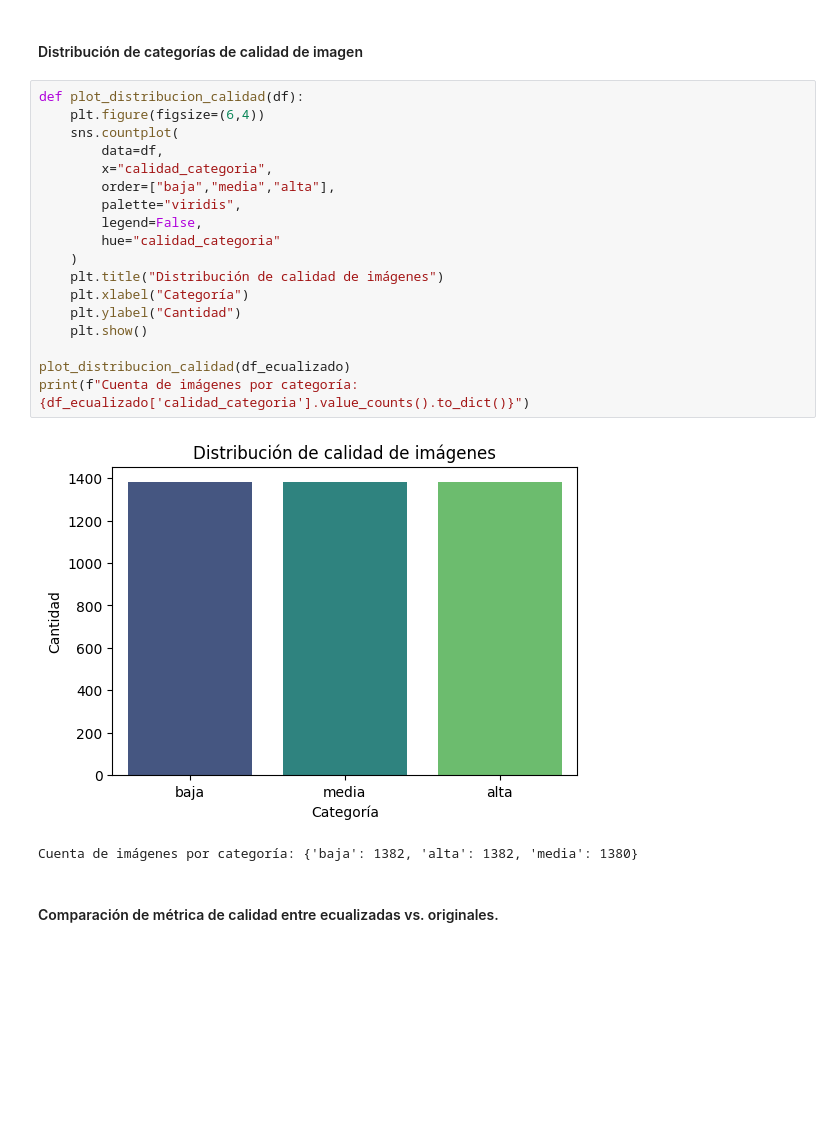
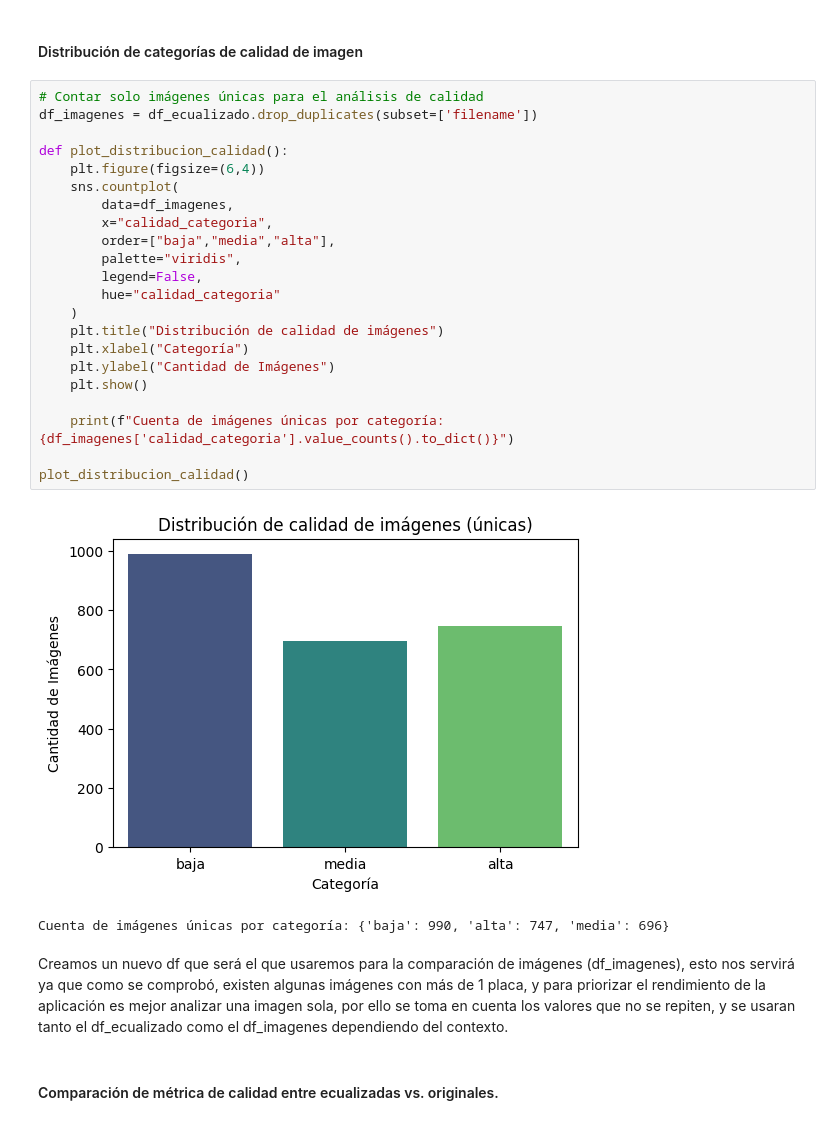
Before and after one commit to MauColab/Autoscan, a Jupyter notebook: ANÁLISIS GEOMÉTRICO.ipynb, the cells around one changed output. Saved outputs shown, nothing was run; the diff lists cells and outputs as text; blank space fills up the shorter version.

Commit message:
feat: Se actualizaron los dataframes para correcciones con el uso de las imagenes

```diff
--- a/ANÁLISIS GEOMÉTRICO.ipynb
+++ b/ANÁLISIS GEOMÉTRICO.ipynb
@@ -491,26 +491,32 @@ df_ecualizado[["filename", "contraste", "nitidez", "brillo", "calidad_score", "c
 # %% [markdown]
 #### Distribución de categorías de calidad de imagen
 # %%
-def plot_distribucion_calidad(df):
+# Contar solo imágenes únicas para el análisis de calidad
+df_imagenes = df_ecualizado.drop_duplicates(subset=['filename'])
+
+def plot_distribucion_calidad():
     plt.figure(figsize=(6,4))
     sns.countplot(
-        data=df,
+        data=df_imagenes,
         x="calidad_categoria",
         order=["baja","media","alta"],
         palette="viridis",
         legend=False,
         hue="calidad_categoria"
     )
     plt.title("Distribución de calidad de imágenes")
     plt.xlabel("Categoría")
-    plt.ylabel("Cantidad")
+    plt.ylabel("Cantidad de Imágenes")
     plt.show()
 
-plot_distribucion_calidad(df_ecualizado)
-print(f"Cuenta de imágenes por categoría: {df_ecualizado['calidad_categoria'].value_counts().to_dict()}")
+    print(f"Cuenta de imágenes únicas por categoría: {df_imagenes['calidad_categoria'].value_counts().to_dict()}")
+
+plot_distribucion_calidad()
 # %% [output]
-[figure, old version]
+[figure, new version]
-Cuenta de imágenes por categoría: {'baja': 1382, 'alta': 1382, 'media': 1380}
+Cuenta de imágenes únicas por categoría: {'baja': 990, 'alta': 747, 'media': 696}
+# %% [markdown]
+Creamos un nuevo df que será el que usaremos para la comparación de imágenes (df_imagenes), esto nos servirá ya que como se comprobó, existen algunas imágenes con más de 1 placa, y para priorizar el rendimiento de la aplicación es mejor analizar una imagen sola, por ello se toma en cuenta los valores que no se repiten, y se usaran tanto el df_ecualizado como el df_imagenes dependiendo del contexto.
 # %% [markdown]
 #### Comparación de métrica de calidad entre ecualizadas vs. originales.
 # %%
```
Also changed, not shown: parts of 5 cells of this notebook.
